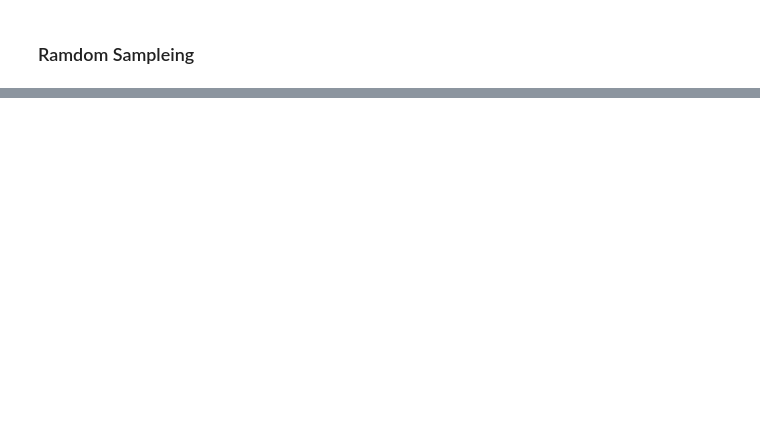
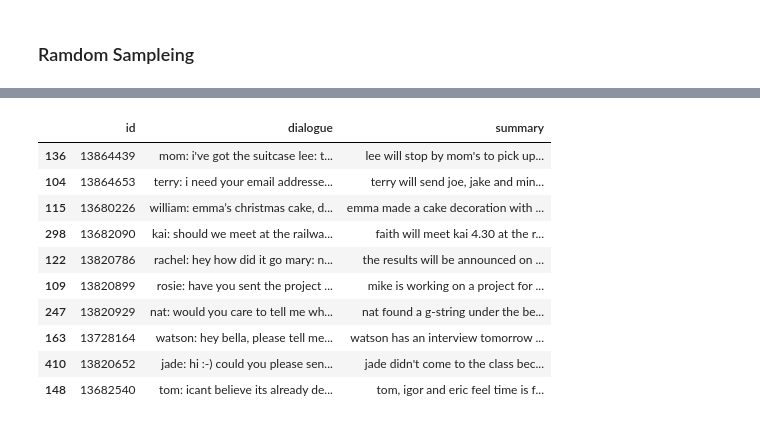
Before and after one commit to Ishu335/Text-Summarizer-AI, a Jupyter notebook: text summrizer.ipynb, the cells around one changed output, grey strips where cells are left out. Saved outputs shown, nothing was run; the diff lists cells and outputs as text; code cells hidden in the pictures; blank space fills up the shorter version.

```diff
--- a/text summrizer.ipynb
+++ b/text summrizer.ipynb
@@ -95,0 +139,14 @@ trainda
+# %%
+val_data.sample(10)
+# %% [output]
+|  | id | dialogue | summary |
+| 136 | 13864439 | mom: i've got the suitcase lee: t... | lee will stop by mom's to pick up... |
+| 104 | 13864653 | terry: i need your email addresse... | terry will send joe, jake and min... |
+| 115 | 13680226 | william: emma’s christmas cake, d... | emma made a cake decoration with ... |
+| 298 | 13682090 | kai: should we meet at the railwa... | faith will meet kai 4.30 at the r... |
+| 122 | 13820786 | rachel: hey how did it go mary: n... | the results will be announced on ... |
+| 109 | 13820899 | rosie: have you sent the project ... | mike is working on a project for ... |
+| 247 | 13820929 | nat: would you care to tell me wh... | nat found a g-string under the be... |
+| 163 | 13728164 | watson: hey bella, please tell me... | watson has an interview tomorrow ... |
+| 410 | 13820652 | jade: hi :-) could you please sen... | jade didn't come to the class bec... |
+| 148 | 13682540 | tom: icant believe its already de... | tom, igor and eric feel time is f... |
```
Also changed, not shown: parts of 8 cells of this notebook.
